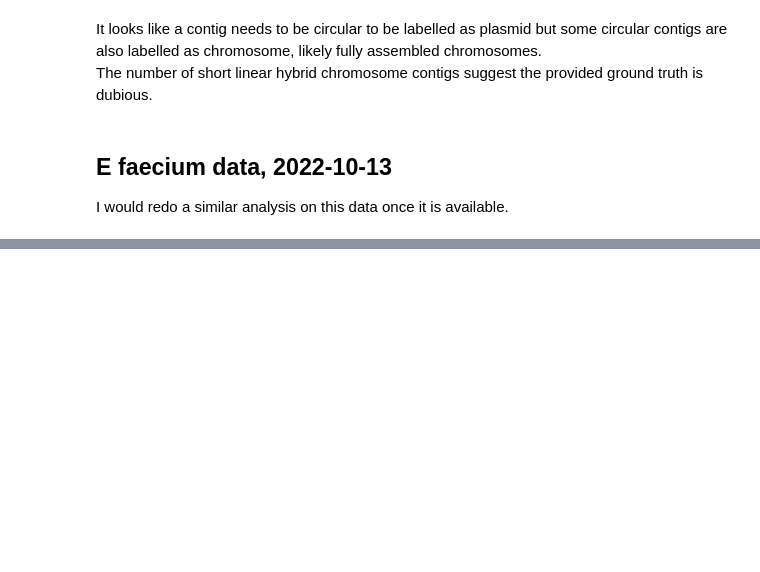
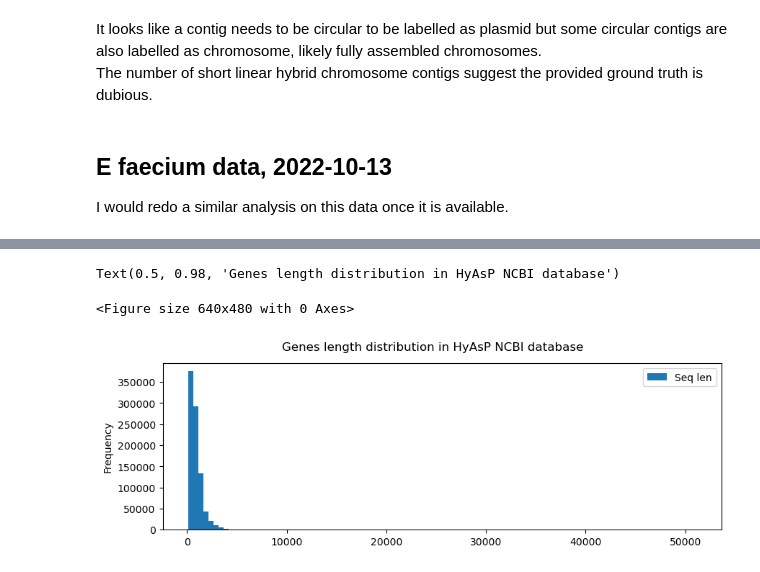
Before and after one commit to cchauve/CompMath-Day-2023, a Jupyter notebook: results/JOURNAL.ipynb, the cells around one changed output, grey strips where cells are left out. Drawn from its saved outputs; the diff is of its cells as text; code cells hidden in the pictures; blank space fills up the shorter version.

```diff
--- a/results/JOURNAL.ipynb
+++ b/results/JOURNAL.ipynb
@@ -135,0 +181,8 @@ I would redo a similar analysis on this data once it is available.
+# %%
+plt.figure()
+ax = HyAsP_NCBI_db_genes_df.plot.hist(column=['Seq len'], figsize=(10,3), bins=100)
+plt.suptitle('Genes length distribution in HyAsP NCBI database')
+# %% [output]
+Text(0.5, 0.98, 'Genes length distribution in HyAsP NCBI database')
+<Figure size 640x480 with 0 Axes>
+[figure, added]
```
Also changed, not shown: parts of 19 cells of this notebook.
